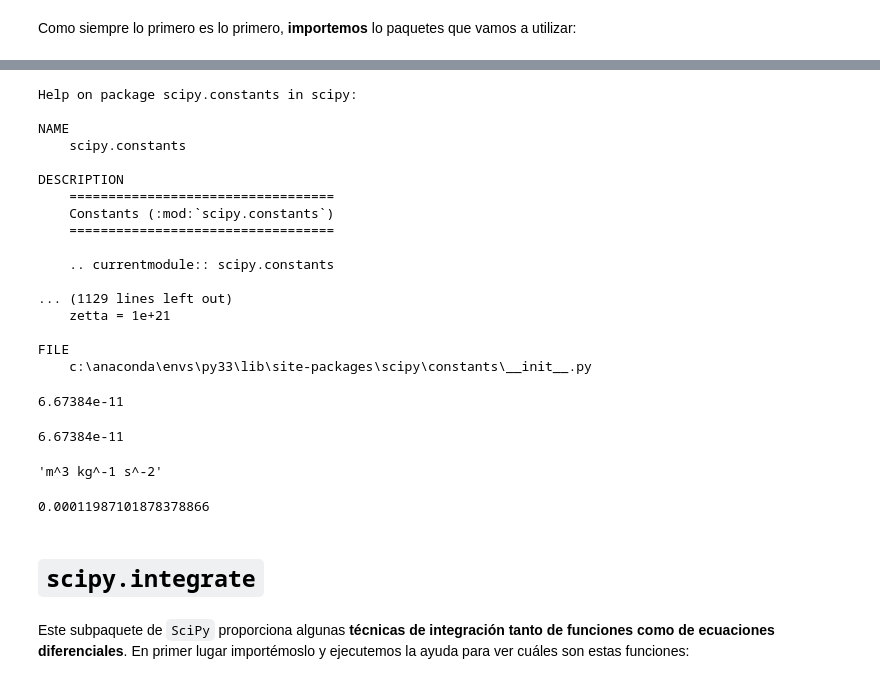
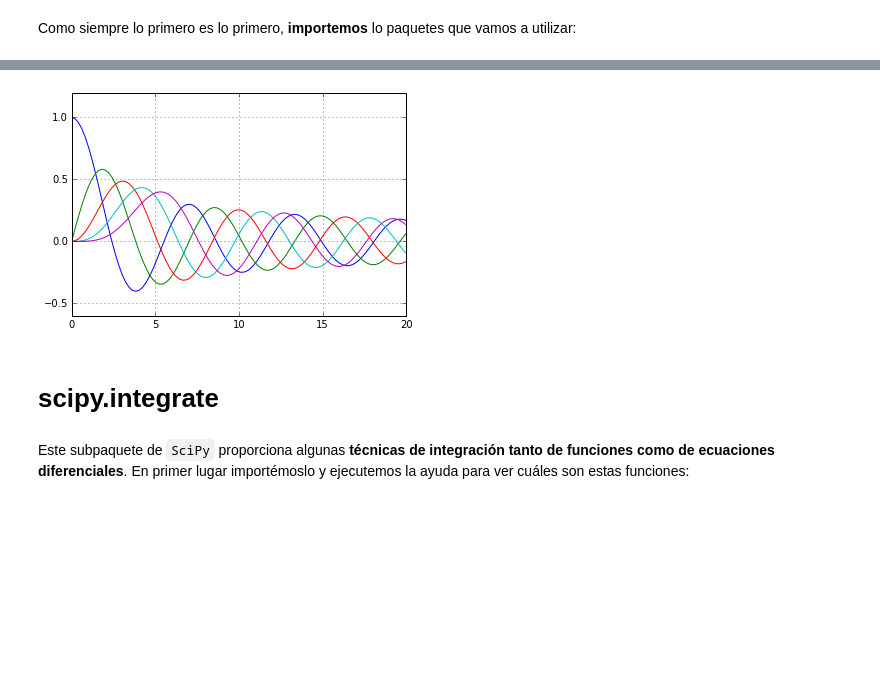
Before and after one commit to AeroPython/Curso_AeroPython, a Jupyter notebook: Notebooks/Clase4a_SciPy.ipynb, the cells around one changed output, grey strips where cells are left out. Saved outputs shown, nothing was run; the diff lists cells and outputs as text; code cells hidden in the pictures; blank space fills up the shorter version.

```diff
--- a/Notebooks/Clase4a_SciPy.ipynb
+++ b/Notebooks/Clase4a_SciPy.ipynb
@@ -66,41 +72,12 @@ from scipy import constants
-# %%
-help(constants)
-# %% [output]
-Help on package scipy.constants in scipy:
-
-NAME
-    scipy.constants
-
-DESCRIPTION
-    ==================================
-    Constants (:mod:`scipy.constants`)
-    ==================================
-
-    .. currentmodule:: scipy.constants
-
-... (1129 lines left out)
-    zetta = 1e+21
-
-FILE
-    c:\anaconda\envs\py33\lib\site-packages\scipy\constants\__init__.py
-# %%
-constants.gravitational_constant
-# %% [output]
-6.67384e-11
-# %%
-constants.value('Newtonian constant of gravitation')
-# %% [output]
-6.67384e-11
-# %%
-constants.unit('Newtonian constant of gravitation')
-# %% [output]
-'m^3 kg^-1 s^-2'
-# %%
-constants.precision('Newtonian constant of gravitation')
-# %% [output]
-0.00011987101878378866
+# %%
+x = np.linspace(0,20,100)
+for ii in range(5):
+    plt.plot(x, special.jn(ii, x))
+plt.grid(True)
+# %% [output]
+[figure, added]
 # %% [markdown]
-# `scipy.integrate`
+# scipy.integrate
 # %% [markdown]
 Este subpaquete de `SciPy` proporciona algunas __técnicas de integración tanto de funciones como de ecuaciones diferenciales__. En primer lugar importémoslo y ejecutemos la ayuda para ver cuáles son estas funciones:
 # %%
```
Also changed, not shown: parts of 91 cells of this notebook, 3 other files.
